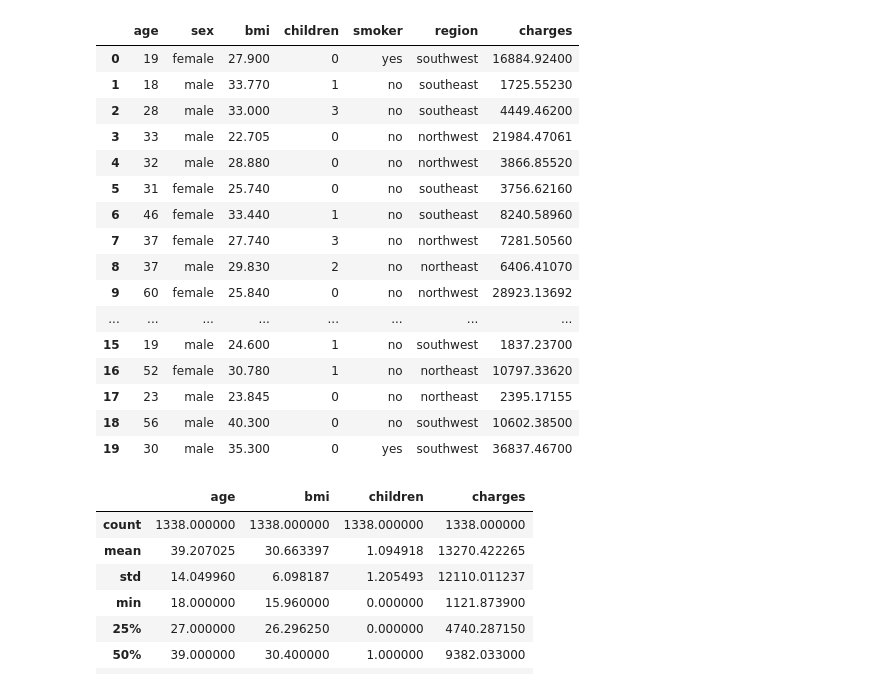
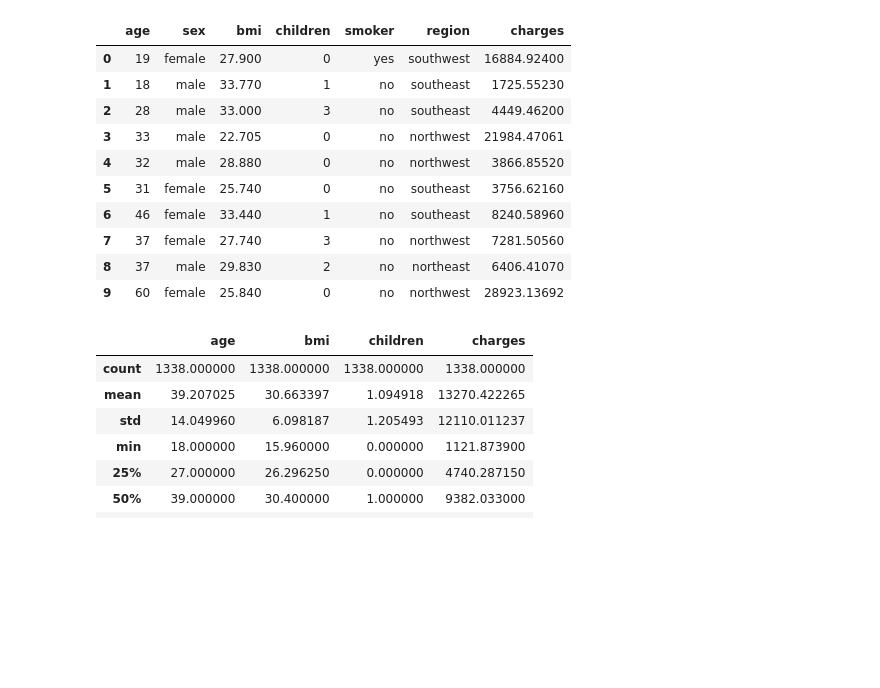
Before and after one commit to sandesh0202/Credit-Card-Approval, a Jupyter notebook: Insurance.ipynb, the cells around one changed output. Saved outputs shown, nothing was run; the diff lists cells and outputs as text; code cells hidden in the pictures; blank space fills up the shorter version.

```diff
--- a/Insurance.ipynb
+++ b/Insurance.ipynb
@@ -15,25 +11,19 @@ import pickle
 # %%
 df = pd.read_csv("insurance.csv")
 # %%
-df.head(20)
+df.head(10)
 # %% [output]
 |  | age | sex | bmi | children | smoker | region | charges |
 | 0 | 19 | female | 27.900 | 0 | yes | southwest | 16884.92400 |
 | 1 | 18 | male | 33.770 | 1 | no | southeast | 1725.55230 |
 | 2 | 28 | male | 33.000 | 3 | no | southeast | 4449.46200 |
 | 3 | 33 | male | 22.705 | 0 | no | northwest | 21984.47061 |
 | 4 | 32 | male | 28.880 | 0 | no | northwest | 3866.85520 |
 | 5 | 31 | female | 25.740 | 0 | no | southeast | 3756.62160 |
 | 6 | 46 | female | 33.440 | 1 | no | southeast | 8240.58960 |
 | 7 | 37 | female | 27.740 | 3 | no | northwest | 7281.50560 |
 | 8 | 37 | male | 29.830 | 2 | no | northeast | 6406.41070 |
 | 9 | 60 | female | 25.840 | 0 | no | northwest | 28923.13692 |
-| ... | ... | ... | ... | ... | ... | ... | ... |
-| 15 | 19 | male | 24.600 | 1 | no | southwest | 1837.23700 |
-| 16 | 52 | female | 30.780 | 1 | no | northeast | 10797.33620 |
-| 17 | 23 | male | 23.845 | 0 | no | northeast | 2395.17155 |
-| 18 | 56 | male | 40.300 | 0 | no | southwest | 10602.38500 |
-| 19 | 30 | male | 35.300 | 0 | yes | southwest | 36837.46700 |
 # %%
 df.describe()
 # %% [output]
```
Also changed, not shown: parts of 4 cells of this notebook, 3 other files.
